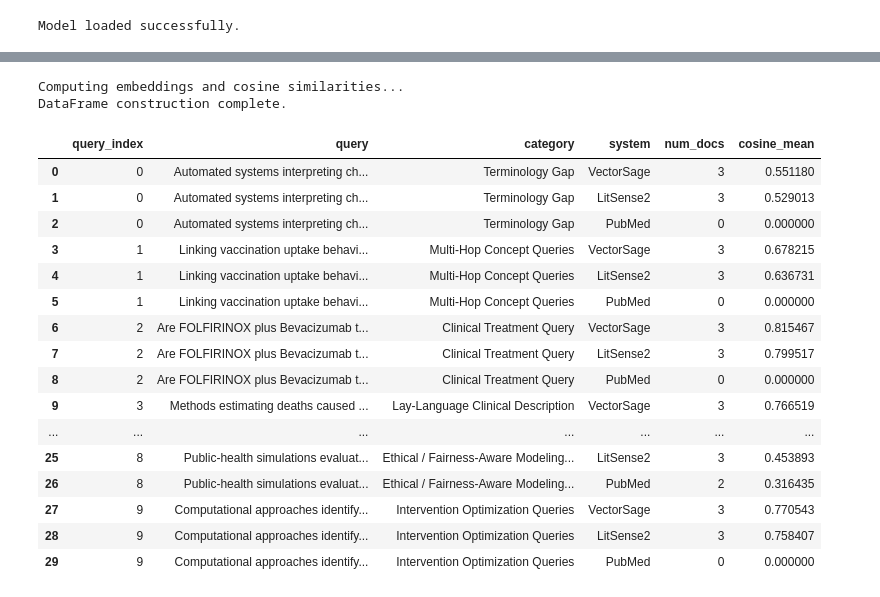
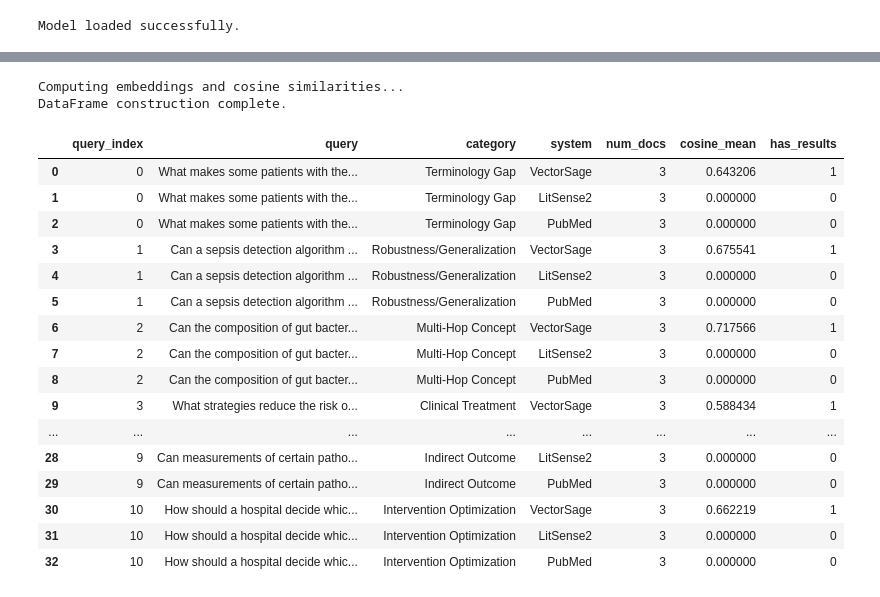
Before and after one commit to Mehdilotfi7/VectorSage_comparison, a Jupyter notebook: vectorsage_cosine_comparison_passage.ipynb, the cells around one changed output, grey strips where cells are left out. Cells and saved outputs as stored; diff of their text form; code cells hidden in the pictures.

```diff
--- a/vectorsage_cosine_comparison_passage.ipynb
+++ b/vectorsage_cosine_comparison_passage.ipynb
@@ -78,7 +78,7 @@ def encode_texts(texts):
     return normalized_embeddings.numpy()
 # %%
 # Cell 2: JSON Loading
-file_path = "./data/passages_search_results.json"
+file_path = "./data/passages_search_results_Final.json"
 
 try:
     with open(file_path, "r", encoding="utf-8") as f:
@@ -105,60 +105,60 @@ for query_index, entry in enumerate(results):
     # Encode the query into a single embedding (shape: (1, d))
     q_emb = encode_texts([query])
 
     for sys in systems:
         # Get raw documents and original count
         raw_docs = sources.get(sys, [])
         num_docs = len(raw_docs)
 
         # Filter out empty or whitespace-only strings
         valid_docs = [doc for doc in raw_docs if isinstance(doc, str) and doc.strip()]
 
-        # Fallback for systems that returned no usable documents
-        if not valid_docs:
-            valid_docs = [""]
+        # Check if we have valid documents
+        if valid_docs:
+            # Encode documents (shape: (k, d))
+            doc_embs = encode_texts(valid_docs)
 
-        # Encode documents (shape: (k, d))
-        doc_embs = encode_texts(valid_docs)
+            # Compute cosine similarities between query and all documents
+            sims = cosine_similarity(q_emb, doc_embs)[0]
 
-        # Compute cosine similarities between query and all documents
-        sims = cosine_similarity(q_emb, doc_embs)[0]
-
-        # Compute max and mean over the system's documents
-        cosine_mean = np.sum(sims)/np.array(3)
-        if num_docs == 0:
-            cosine_mean = 0
+            # Compute mean over the system's documents
+            cosine_mean = np.mean(sims)
+        else:
+            # No valid documents: use 0 (no result = no similarity)
+            cosine_mean = 0.0
 
         rows.append({
             "query_index": query_index,
             "query": query,
             "category": category,
             "system": sys,
             "num_docs": num_docs,
             "cosine_mean": cosine_mean,
+            "has_results": 1 if valid_docs else 0,
         })
 
 # Create the final DataFrame
 df = pd.DataFrame(rows)
 print("DataFrame construction complete.")
 display(df)
 # %% [output]
 Computing embeddings and cosine similarities...
 DataFrame construction complete.
-|  | query_index | query | category | system | num_docs | cosine_mean |
-| 0 | 0 | Automated systems interpreting ch... | Terminology Gap | VectorSage | 3 | 0.551180 |
-| 1 | 0 | Automated systems interpreting ch... | Terminology Gap | LitSense2 | 3 | 0.529013 |
-| 2 | 0 | Automated systems interpreting ch... | Terminology Gap | PubMed | 0 | 0.000000 |
-| 3 | 1 | Linking vaccination uptake behavi... | Multi-Hop Concept Queries | VectorSage | 3 | 0.678215 |
-| 4 | 1 | Linking vaccination uptake behavi... | Multi-Hop Concept Queries | LitSense2 | 3 | 0.636731 |
-| 5 | 1 | Linking vaccination uptake behavi... | Multi-Hop Concept Queries | PubMed | 0 | 0.000000 |
-| 6 | 2 | Are FOLFIRINOX plus Bevacizumab t... | Clinical Treatment Query | VectorSage | 3 | 0.815467 |
-| 7 | 2 | Are FOLFIRINOX plus Bevacizumab t... | Clinical Treatment Query | LitSense2 | 3 | 0.799517 |
-| 8 | 2 | Are FOLFIRINOX plus Bevacizumab t... | Clinical Treatment Query | PubMed | 0 | 0.000000 |
-| 9 | 3 | Methods estimating deaths caused ... | Lay-Language Clinical Description | VectorSage | 3 | 0.766519 |
-| ... | ... | ... | ... | ... | ... | ... |
-| 25 | 8 | Public-health simulations evaluat... | Ethical / Fairness-Aware Modeling... | LitSense2 | 3 | 0.453893 |
-| 26 | 8 | Public-health simulations evaluat... | Ethical / Fairness-Aware Modeling... | PubMed | 2 | 0.316435 |
-| 27 | 9 | Computational approaches identify... | Intervention Optimization Queries | VectorSage | 3 | 0.770543 |
-| 28 | 9 | Computational approaches identify... | Intervention Optimization Queries | LitSense2 | 3 | 0.758407 |
-| 29 | 9 | Computational approaches identify... | Intervention Optimization Queries | PubMed | 0 | 0.000000 |
+|  | query_index | query | category | system | num_docs | cosine_mean | has_results |
+| 0 | 0 | What makes some patients with the... | Terminology Gap | VectorSage | 3 | 0.643206 | 1 |
+| 1 | 0 | What makes some patients with the... | Terminology Gap | LitSense2 | 3 | 0.000000 | 0 |
+| 2 | 0 | What makes some patients with the... | Terminology Gap | PubMed | 3 | 0.000000 | 0 |
+| 3 | 1 | Can a sepsis detection algorithm ... | Robustness/Generalization | VectorSage | 3 | 0.675541 | 1 |
+| 4 | 1 | Can a sepsis detection algorithm ... | Robustness/Generalization | LitSense2 | 3 | 0.000000 | 0 |
+| 5 | 1 | Can a sepsis detection algorithm ... | Robustness/Generalization | PubMed | 3 | 0.000000 | 0 |
+| 6 | 2 | Can the composition of gut bacter... | Multi-Hop Concept | VectorSage | 3 | 0.717566 | 1 |
+| 7 | 2 | Can the composition of gut bacter... | Multi-Hop Concept | LitSense2 | 3 | 0.000000 | 0 |
+| 8 | 2 | Can the composition of gut bacter... | Multi-Hop Concept | PubMed | 3 | 0.000000 | 0 |
+| 9 | 3 | What strategies reduce the risk o... | Clinical Treatment | VectorSage | 3 | 0.588434 | 1 |
+| ... | ... | ... | ... | ... | ... | ... | ... |
+| 28 | 9 | Can measurements of certain patho... | Indirect Outcome | LitSense2 | 3 | 0.000000 | 0 |
+| 29 | 9 | Can measurements of certain patho... | Indirect Outcome | PubMed | 3 | 0.000000 | 0 |
+| 30 | 10 | How should a hospital decide whic... | Intervention Optimization | VectorSage | 3 | 0.662219 | 1 |
+| 31 | 10 | How should a hospital decide whic... | Intervention Optimization | LitSense2 | 3 | 0.000000 | 0 |
+| 32 | 10 | How should a hospital decide whic... | Intervention Optimization | PubMed | 3 | 0.000000 | 0 |
 # %%
```
Also changed, not shown: parts of 7 cells of this notebook, 24 other files.
